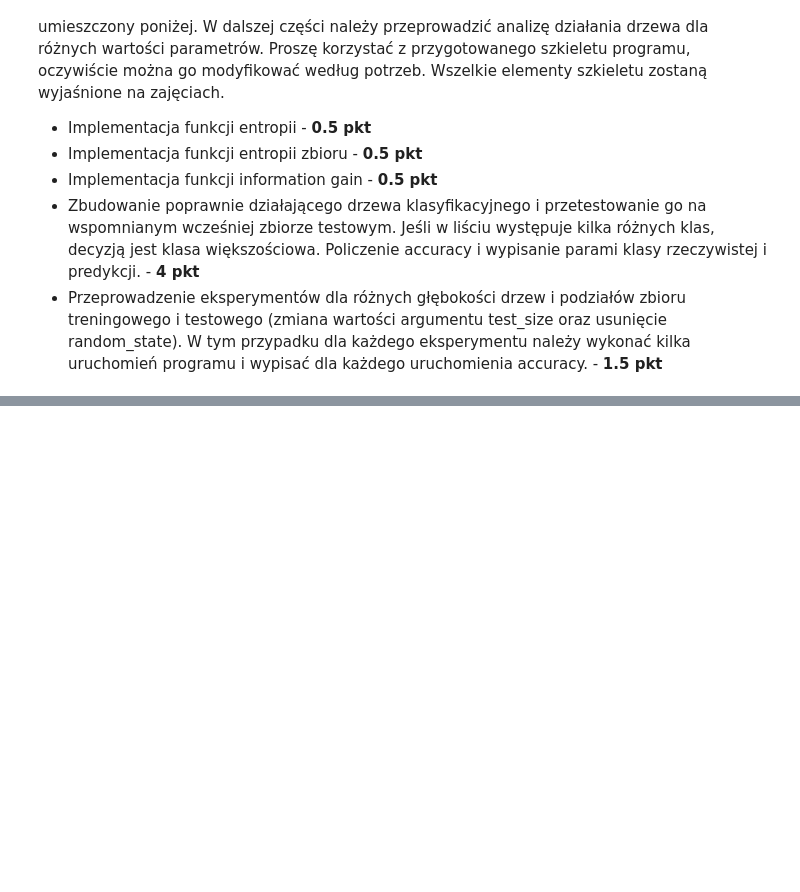
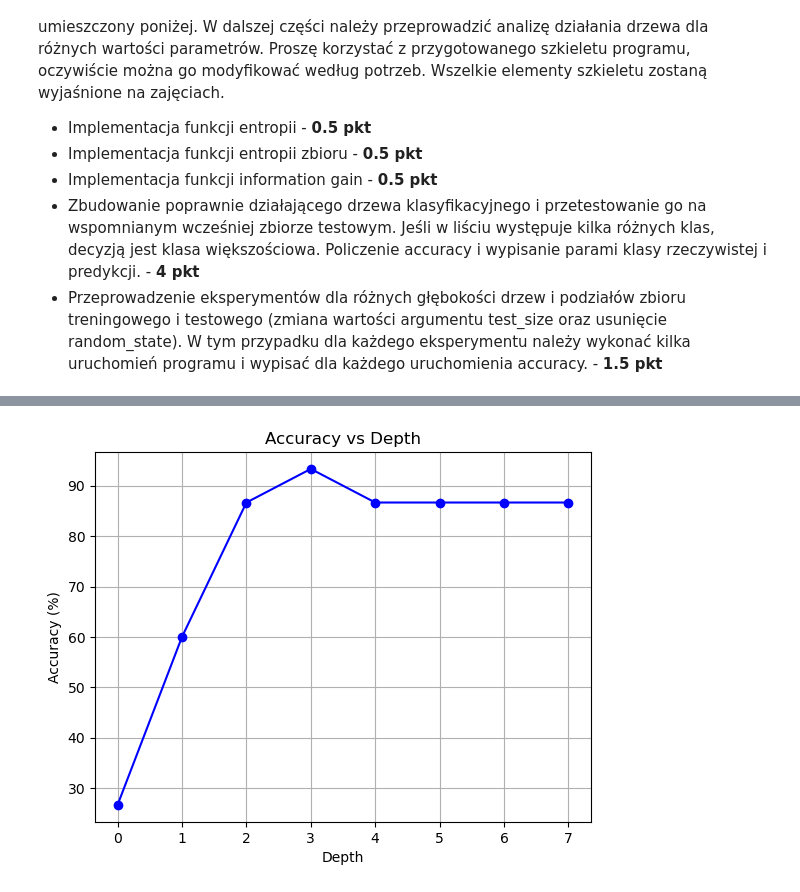
Before and after one commit to psienkie/WSI, a Jupyter notebook: Exercise4/Exercise4.ipynb, the cells around one changed output, grey strips where cells are left out. Cells and saved outputs as stored; diff of their text form; code cells hidden in the pictures; blank space fills up the shorter version.

```diff
--- a/Exercise4/Exercise4.ipynb
+++ b/Exercise4/Exercise4.ipynb
@@ -54,7 +52,7 @@ class Node:
     def predict(self, data: np.ndarray) -> int:
         if self.val is not None:
             return self.val
-        elif data[self.split_feature] >= self.split_val:
+        elif data[self.split_feature] <= self.split_val:
             return self.child_node_a.predict(data)
         else:
             return self.child_node_b.predict(data)
@@ -138,0 +134,16 @@ for sample, gt in zip(x_test, y_test):
+# %%
+decision_classifier = DecisionTreeClassifier(3)
+x_train, x_test, y_train, y_test = train_test_split(x, y, test_size=0.1, random_state=123)
+decision_classifier.fit(x_train, y_train)
+
+samples_number = len(y_test)
+correctly_predicted = 0
+for sample, gt in zip(x_test, y_test):
+    prediction = decision_classifier.predict(sample)
+    if prediction == gt:
+        correctly_predicted += 1
+        print(f"Features: {sample},\t Actual: {gt},\t Predicted: {prediction}")
+    else:
+        print(f"Features: {sample},\t Actual: {gt},\t Predicted: {prediction}\t Wrong!")
+
+print(f"Accuracy: {(correctly_predicted / samples_number) * 100}%")
@@ -138,0 +172,63 @@ for sample, gt in zip(x_test, y_test):
+# %%
+x_train, x_test, y_train, y_test = train_test_split(x, y, test_size=0.1, random_state=123)
+
+depths = [0, 1, 2, 3, 4, 5, 6, 7]
+making_tree_times = []
+accuracies = []
+average_making_decision_times = []
+
+samples_number = len(y_test)
+
+for depth in depths:
+    print(20*"-----")
+    print(f"Depth: {depth}")
+    decision_classifier = DecisionTreeClassifier(depth)
+    start_time = time.time()
+    decision_classifier.fit(x_train, y_train)
+    making_tree_time = time.time() - start_time
+    making_tree_times.append(making_tree_time)
+    print(f"Making tree time: {making_tree_time}")
+
+    correctly_predicted = 0
+    making_decision_time_sum = 0.0
+    i = 1
+    for sample, gt in zip(x_test, y_test):
+        start_time = time.time()
+        prediction = decision_classifier.predict(sample)
+        making_decision_time_sum += time.time() - start_time
+        if prediction == gt:
+            correctly_predicted += 1
+            print(f"Number {i}/{samples_number}:\t Features: {sample},\t Actual: {gt},\t Predicted: {prediction}")
+        else:
+            print(f"Number {i}/{samples_number}:\t Features: {sample},\t Actual: {gt},\t Predicted: {prediction}\t Wrong!")
+        i += 1
+
+    accuracy = (correctly_predicted / samples_number) * 100
+    accuracies.append(accuracy)
+    print(f"Accuracy: {accuracy}%")
+    average_making_decision_time = making_decision_time_sum / samples_number
+    average_making_decision_times.append(average_making_decision_time)
+    print(f"Average making decision time: {average_making_decision_time}")
+    time.sleep(0.1)
+
+plt.plot(depths, accuracies, marker='o', color='blue', label='Accuracy')
+plt.title('Accuracy vs Depth')
+plt.xlabel('Depth')
+plt.ylabel('Accuracy (%)')
+plt.grid(True)
+plt.show()
+
+plt.plot(depths, making_tree_times, marker='o', color='green', label='Tree Building Time')
+plt.title('Tree Building Time vs Depth')
+plt.xlabel('Depth')
+plt.ylabel('Time (seconds)')
+plt.grid(True)
+plt.show()
+
+plt.plot(depths, average_making_decision_times, marker='o', color='red', label='Average Decision Time')
+plt.title('Average Decision Time vs Depth')
+plt.xlabel('Depth')
+plt.ylabel('Time (seconds)')
+plt.grid(True)
+plt.show()
+# %% [output]
@@ -138,0 +252 @@ for sample, gt in zip(x_test, y_test):
+[figure, added]
```
Also changed, not shown: parts of 9 cells of this notebook.
